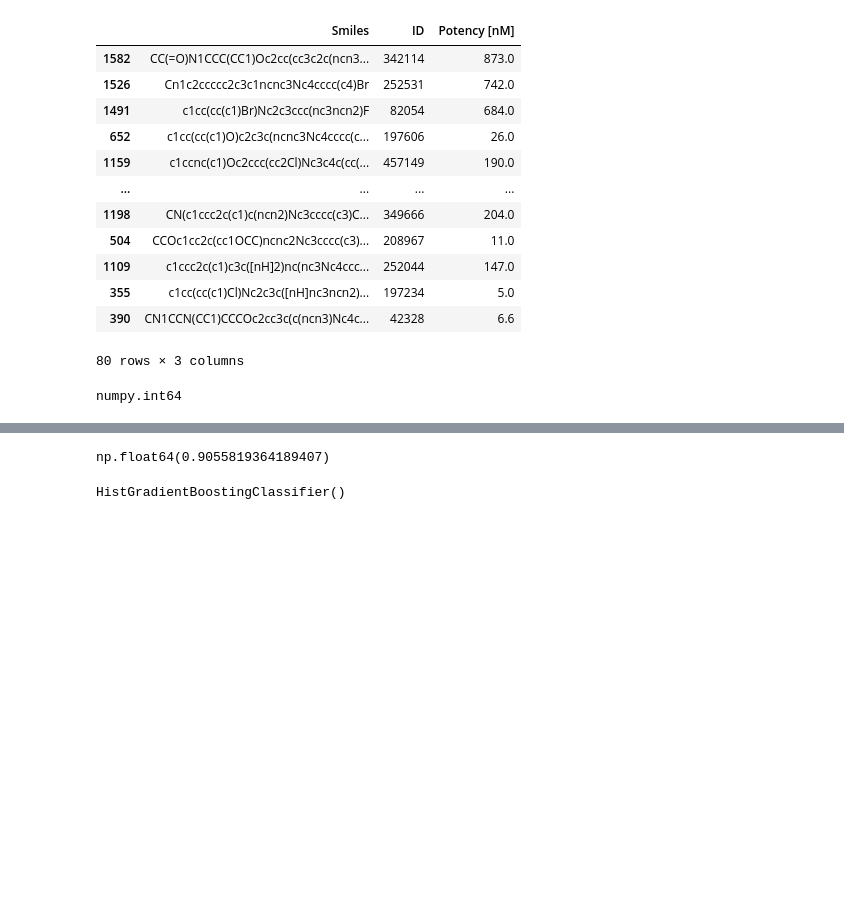
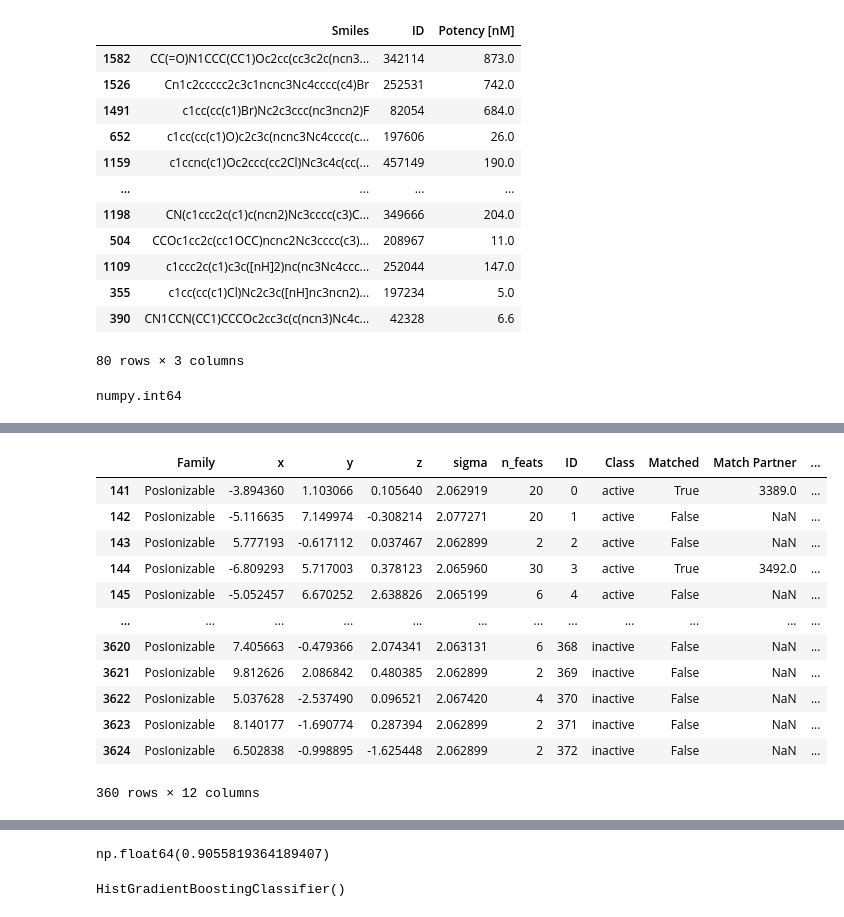
Before and after one commit to mghahremanpour/PharmMap, a Jupyter notebook: testing_notebooks/ph4_screening_test.ipynb, the cells around one changed output, grey strips where cells are left out. Cells and saved outputs as stored; diff of their text form; code cells hidden in the pictures; blank space fills up the shorter version.

```diff
--- a/testing_notebooks/ph4_screening_test.ipynb
+++ b/testing_notebooks/ph4_screening_test.ipynb
@@ -953,0 +1056,3 @@ numpy.int64
+# %%
+test3 = PharmMapper(training_set,test_mols=None)
+test3.make_consensus_ph4(method='birch',random_state=20251113)
@@ -954 +1071,17 @@ numpy.int64
+# %%
+test3.all_feats.loc[test3.all_feats['Family']=='PosIonizable']
+# %% [output]
+|  | Family | x | y | z | sigma | n_feats | ID | Class | Matched | Match Partner | ... |
+| 141 | PosIonizable | -3.894360 | 1.103066 | 0.105640 | 2.062919 | 20 | 0 | active | True | 3389.0 | ... |
+| 142 | PosIonizable | -5.116635 | 7.149974 | -0.308214 | 2.077271 | 20 | 1 | active | False | NaN | ... |
+| 143 | PosIonizable | 5.777193 | -0.617112 | 0.037467 | 2.062899 | 2 | 2 | active | False | NaN | ... |
+| 144 | PosIonizable | -6.809293 | 5.717003 | 0.378123 | 2.065960 | 30 | 3 | active | True | 3492.0 | ... |
+| 145 | PosIonizable | -5.052457 | 6.670252 | 2.638826 | 2.065199 | 6 | 4 | active | False | NaN | ... |
+| ... | ... | ... | ... | ... | ... | ... | ... | ... | ... | ... | ... |
+| 3620 | PosIonizable | 7.405663 | -0.479366 | 2.074341 | 2.063131 | 6 | 368 | inactive | False | NaN | ... |
+| 3621 | PosIonizable | 9.812626 | 2.086842 | 0.480385 | 2.062899 | 2 | 369 | inactive | False | NaN | ... |
+| 3622 | PosIonizable | 5.037628 | -2.537490 | 0.096521 | 2.067420 | 4 | 370 | inactive | False | NaN | ... |
+| 3623 | PosIonizable | 8.140177 | -1.690774 | 0.287394 | 2.062899 | 2 | 371 | inactive | False | NaN | ... |
+| 3624 | PosIonizable | 6.502838 | -0.998895 | -1.625448 | 2.062899 | 2 | 372 | inactive | False | NaN | ... |
+360 rows × 12 columns
 # %%
```
Also changed, not shown: parts of 10 cells of this notebook, 4 other files.
